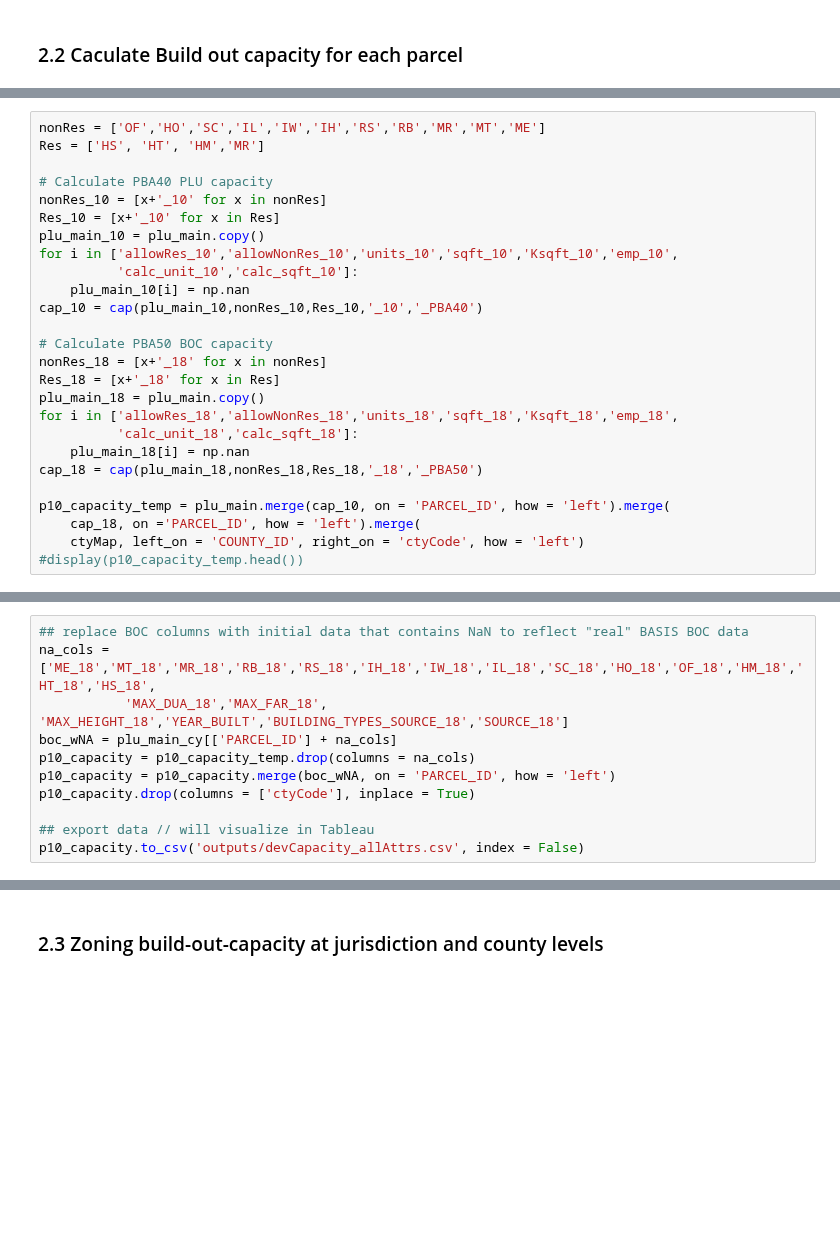
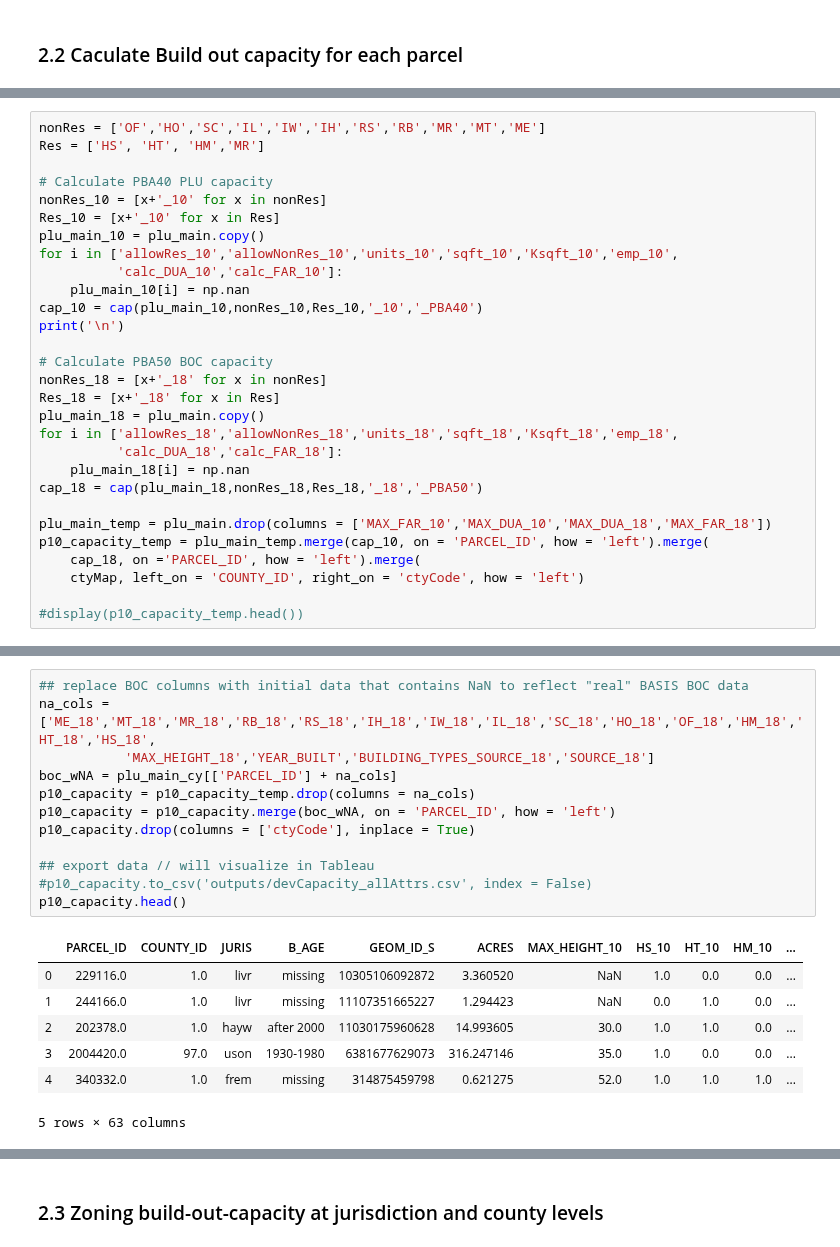
Before and after one commit to BayAreaMetro/petrale, a Jupyter notebook: policies/plu/BASIS_boc/PLU_BOC_capacity_calculation_map.ipynb, the cells around one changed output, grey strips where cells are left out. Cells and saved outputs as stored; diff of their text form; blank space fills up the shorter version.

```diff
--- a/policies/plu/BASIS_boc/PLU_BOC_capacity_calculation_map.ipynb
+++ b/policies/plu/BASIS_boc/PLU_BOC_capacity_calculation_map.ipynb
@@ -286,20 +348,23 @@ nonRes_10 = [x+'_10' for x in nonRes]
 Res_10 = [x+'_10' for x in Res]
 plu_main_10 = plu_main.copy()
 for i in ['allowRes_10','allowNonRes_10','units_10','sqft_10','Ksqft_10','emp_10',
-          'calc_unit_10','calc_sqft_10']:
+          'calc_DUA_10','calc_FAR_10']:
     plu_main_10[i] = np.nan
 cap_10 = cap(plu_main_10,nonRes_10,Res_10,'_10','_PBA40')
+print('\n')
 
 # Calculate PBA50 BOC capacity
 nonRes_18 = [x+'_18' for x in nonRes]
 Res_18 = [x+'_18' for x in Res]
 plu_main_18 = plu_main.copy()
 for i in ['allowRes_18','allowNonRes_18','units_18','sqft_18','Ksqft_18','emp_18',
-          'calc_unit_18','calc_sqft_18']:
+          'calc_DUA_18','calc_FAR_18']:
     plu_main_18[i] = np.nan
 cap_18 = cap(plu_main_18,nonRes_18,Res_18,'_18','_PBA50')
 
-p10_capacity_temp = plu_main.merge(cap_10, on = 'PARCEL_ID', how = 'left').merge(
+plu_main_temp = plu_main.drop(columns = ['MAX_FAR_10','MAX_DUA_10','MAX_DUA_18','MAX_FAR_18'])
+p10_capacity_temp = plu_main_temp.merge(cap_10, on = 'PARCEL_ID', how = 'left').merge(
     cap_18, on ='PARCEL_ID', how = 'left').merge(
     ctyMap, left_on = 'COUNTY_ID', right_on = 'ctyCode', how = 'left')
+
 #display(p10_capacity_temp.head())
@@ -306,11 +386,20 @@ p10_capacity_temp = plu_main.merge(cap_10, on = 'PARCEL_ID', how = 'left').merge
 # %%
 ## replace BOC columns with initial data that contains NaN to reflect "real" BASIS BOC data
 na_cols = ['ME_18','MT_18','MR_18','RB_18','RS_18','IH_18','IW_18','IL_18','SC_18','HO_18','OF_18','HM_18','HT_18','HS_18',
-           'MAX_DUA_18','MAX_FAR_18', 'MAX_HEIGHT_18','YEAR_BUILT','BUILDING_TYPES_SOURCE_18','SOURCE_18']
+           'MAX_HEIGHT_18','YEAR_BUILT','BUILDING_TYPES_SOURCE_18','SOURCE_18']
 boc_wNA = plu_main_cy[['PARCEL_ID'] + na_cols]
 p10_capacity = p10_capacity_temp.drop(columns = na_cols)
 p10_capacity = p10_capacity.merge(boc_wNA, on = 'PARCEL_ID', how = 'left')
 p10_capacity.drop(columns = ['ctyCode'], inplace = True)
 
 ## export data // will visualize in Tableau
-p10_capacity.to_csv('outputs/devCapacity_allAttrs.csv', index = False)
+#p10_capacity.to_csv('outputs/devCapacity_allAttrs.csv', index = False)
+p10_capacity.head()
+# %% [output]
+|  | PARCEL_ID | COUNTY_ID | JURIS | B_AGE | GEOM_ID_S | ACRES | MAX_HEIGHT_10 | HS_10 | HT_10 | HM_10 | ... |
+| 0 | 229116.0 | 1.0 | livr | missing | 10305106092872 | 3.360520 | NaN | 1.0 | 0.0 | 0.0 | ... |
+| 1 | 244166.0 | 1.0 | livr | missing | 11107351665227 | 1.294423 | NaN | 0.0 | 1.0 | 0.0 | ... |
+| 2 | 202378.0 | 1.0 | hayw | after 2000 | 11030175960628 | 14.993605 | 30.0 | 1.0 | 1.0 | 0.0 | ... |
+| 3 | 2004420.0 | 97.0 | uson | 1930-1980 | 6381677629073 | 316.247146 | 35.0 | 1.0 | 0.0 | 0.0 | ... |
+| 4 | 340332.0 | 1.0 | frem | missing | 314875459798 | 0.621275 | 52.0 | 1.0 | 1.0 | 1.0 | ... |
+5 rows × 63 columns
```
Also changed, not shown: parts of 28 cells of this notebook.
